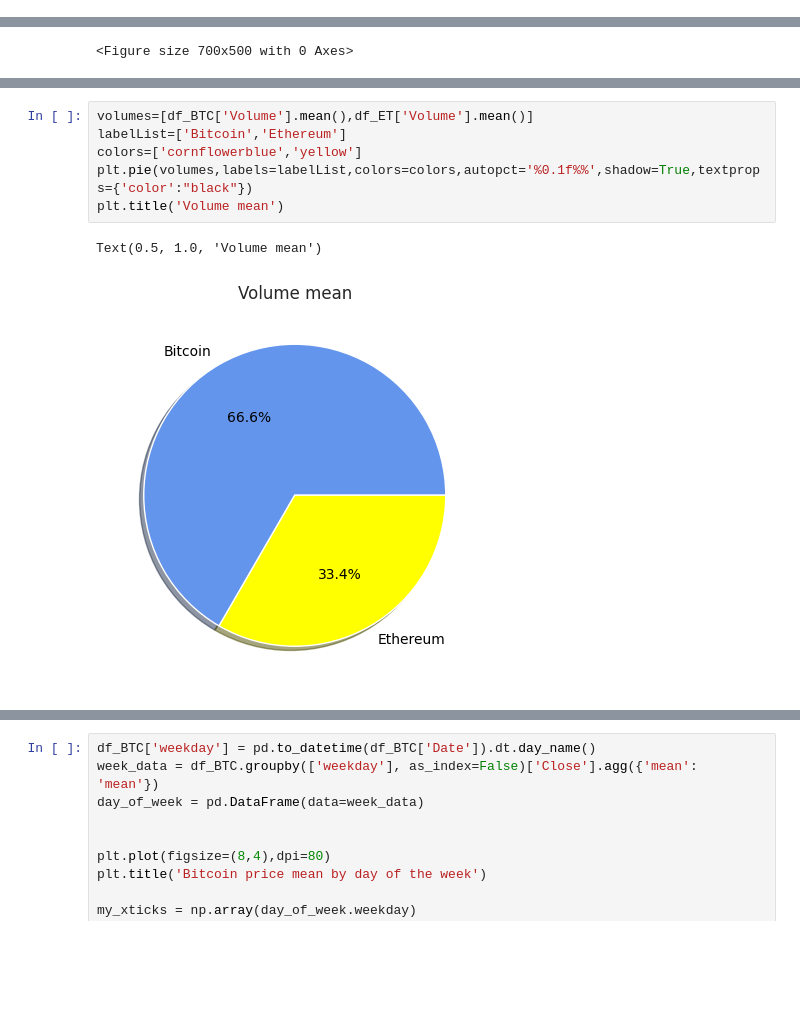
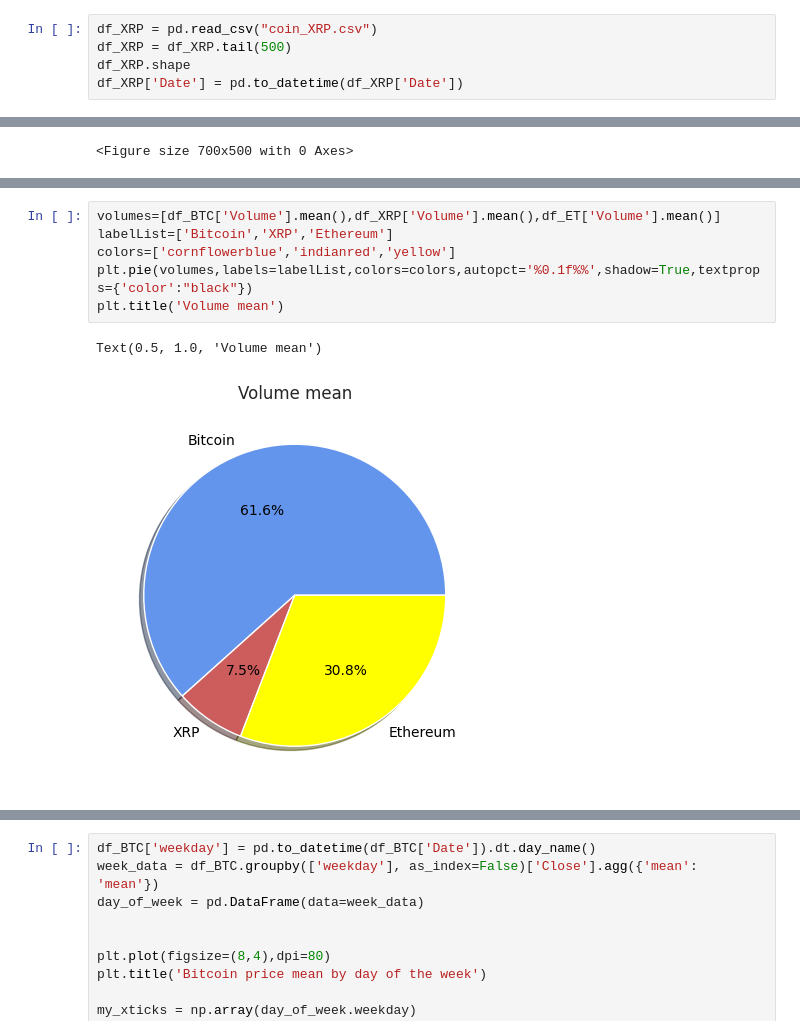
Before and after one commit to MayraMunguia/CryptoForecasting, a Jupyter notebook: Crypto Forecasting.ipynb, the cells around one changed output, grey strips where cells are left out. Drawn from its saved outputs; the diff is of its cells as text; blank space fills up the shorter version.

```diff
--- a/Crypto Forecasting.ipynb
+++ b/Crypto Forecasting.ipynb
@@ -52,0 +71,5 @@ df_ET.head()
+# %%
+df_XRP = pd.read_csv("coin_XRP.csv")
+df_XRP = df_XRP.tail(500)
+df_XRP.shape
+df_XRP['Date'] = pd.to_datetime(df_XRP['Date'])
@@ -110,10 +162,10 @@ Text(0.5, 1.0, 'Marketcap mean')
 # %%
-volumes=[df_BTC['Volume'].mean(),df_ET['Volume'].mean()]
-labelList=['Bitcoin','Ethereum']
-colors=['cornflowerblue','yellow']
+volumes=[df_BTC['Volume'].mean(),df_XRP['Volume'].mean(),df_ET['Volume'].mean()]
+labelList=['Bitcoin','XRP','Ethereum']
+colors=['cornflowerblue','indianred','yellow']
 plt.pie(volumes,labels=labelList,colors=colors,autopct='%0.1f%%',shadow=True,textprops={'color':"black"})
 plt.title('Volume mean')
 # %% [output]
 Text(0.5, 1.0, 'Volume mean')
-[figure, old version]
+[figure, new version]
 # %%
```
Also changed, not shown: parts of 65 cells of this notebook, 6 other files.
